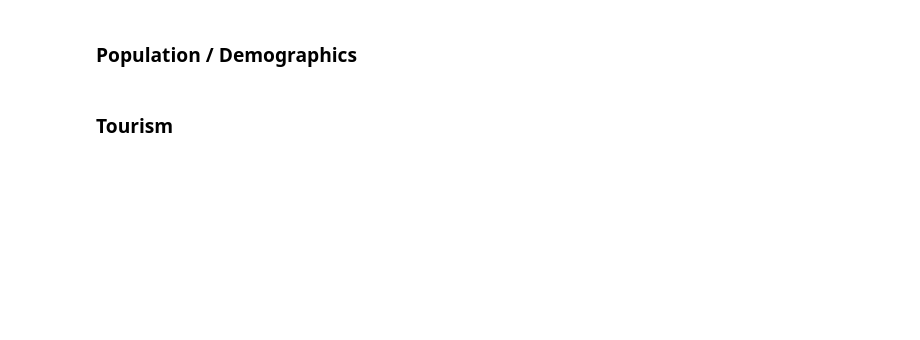
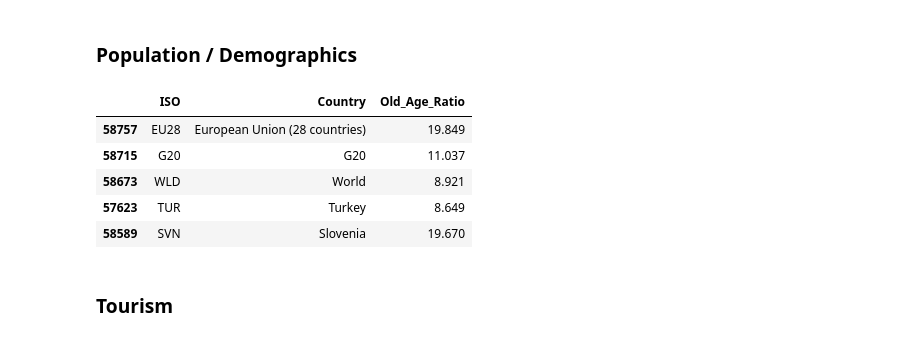
Before and after one commit to pvai-umich/SIADS591, a Jupyter notebook: Project_v1.1.ipynb, the cells around one changed output. Cells and saved outputs as stored; diff of their text form; code cells hidden in the pictures; blank space fills up the shorter version.

```diff
--- a/Project_v1.1.ipynb
+++ b/Project_v1.1.ipynb
@@ -104,0 +144,21 @@ df_pop = pd.read_csv(url_pop)
+# %%
+# Create an old age ratio dataframe
+df_oldage = dfraw_pop[dfraw_pop['AGE'] == "65_OVER_SHARE"]
+df_oldage = df_oldage[df_oldage['Sex'] == "Total"]
+
+# Choose the latest data point for each country
+df_oldage = df_oldage.sort_values('Time').groupby('Country').tail(1)
+
+# Choose the columns we want and rename them.
+df_oldage = df_oldage[['LOCATION', 'Country', 'Value']]
+df_oldage.columns = ['ISO', 'Country', 'Old_Age_Ratio']
+
+# Check to make sure it looks ok
+df_oldage.head()
+# %% [output]
+|  | ISO | Country | Old_Age_Ratio |
+| 58757 | EU28 | European Union (28 countries) | 19.849 |
+| 58715 | G20 | G20 | 11.037 |
+| 58673 | WLD | World | 8.921 |
+| 57623 | TUR | Turkey | 8.649 |
+| 58589 | SVN | Slovenia | 19.670 |
```
Also changed, not shown: parts of 15 cells of this notebook.
